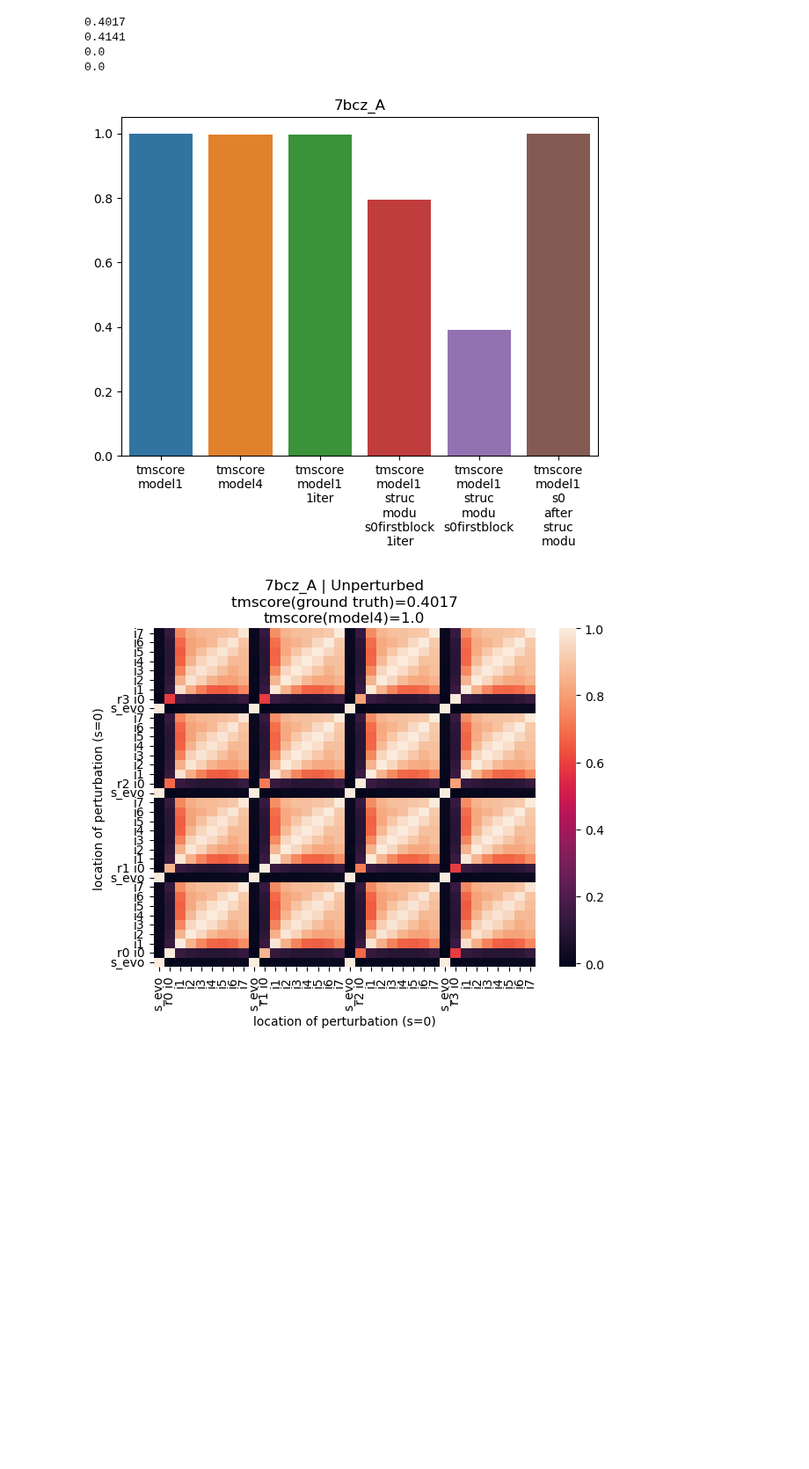
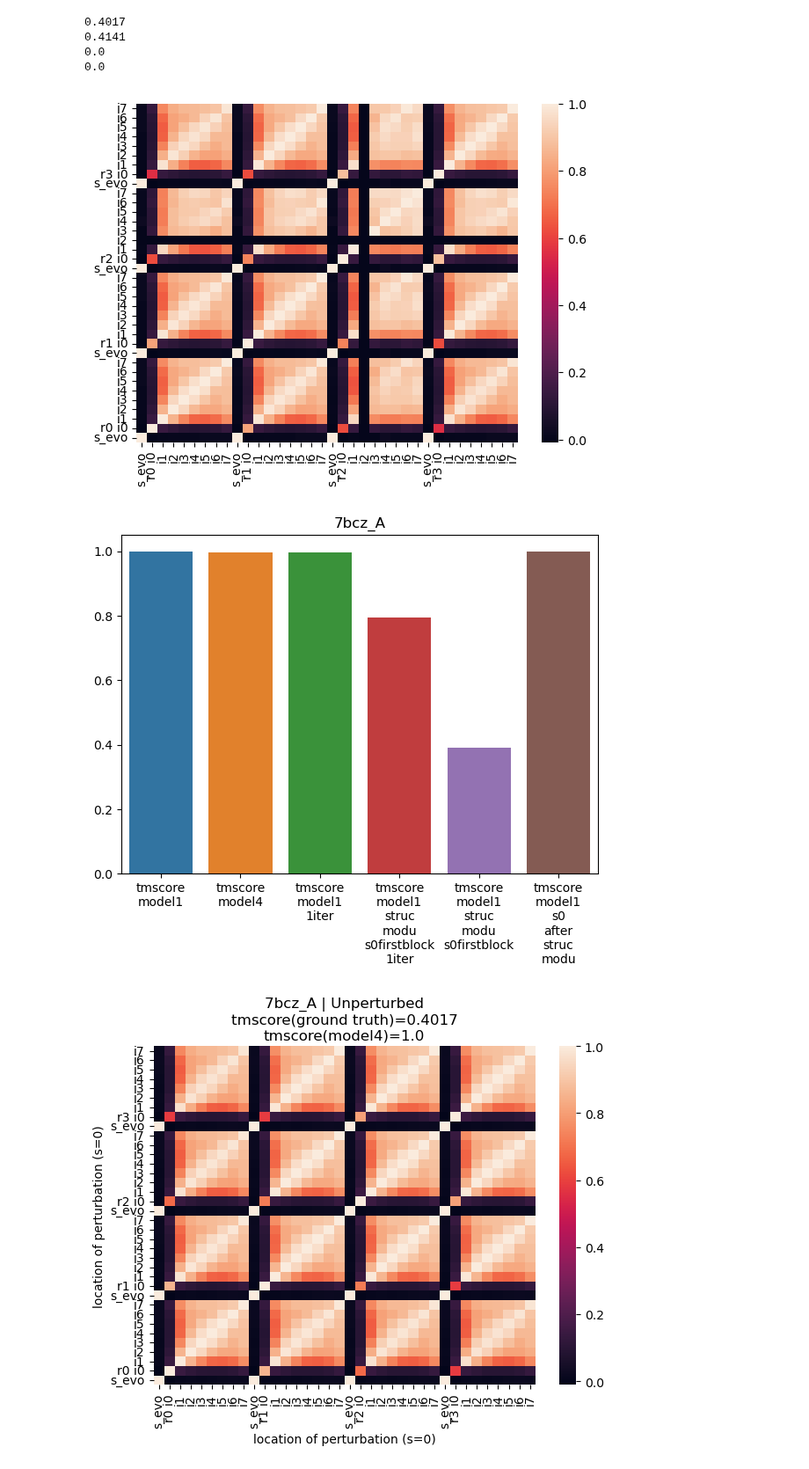
Before and after one commit to MichaelTrumbull/openfold-mt, a Jupyter notebook: personal-nbs/6DOE_track_latent_space.ipynb, the cells around one changed output. Shown at 88% size. Drawn from its saved outputs; the diff is of its cells as text; code cells hidden in the pictures; blank space fills up the shorter version.

```diff
--- a/personal-nbs/6DOE_track_latent_space.ipynb
+++ b/personal-nbs/6DOE_track_latent_space.ipynb
@@ -140,21 +142,22 @@ print(tmscore(GNDTRUTH + f"{p[0:4]}.pdb", DOE_STRUCT_MODU + f"{p}_lspace_zeroeda
 0.0
 # %%
 p = '7bcz_A'
-#plt.rcParams["figure.figsize"] = (7,5)
-#latent_space_cosine_grid_DOE_with_evo_s(p,-1,2)
-#plt.show()
+plt.rcParams["figure.figsize"] = (7,5)
+latent_space_cosine_grid_DOE_with_evo_s(p,2,2)
+plt.show()
 #latent_space_cosine_grid_DOE_with_evo_s(p,0,2)
 #plt.show()
 #latent_space_cosine_grid_DOE_with_evo_s(p,3,2)
 #plt.show()
 #latent_space_cosine_grid_DOE(p,'positions',-1,-1)
 #plt.show()
 #heatmap_pert_vs_unpert(p,'positions',-1,-1)
 #plt.show()
 tmscore_barchart(p)
 plt.show()
 # %% [output]
-[figure, old version]
+[figure, new version]
+[figure, added]
 # %%
 p = '7bcz_A' # 7tav_B 7t9w_B 7mqy_A 7bcz_A
 fig_loc = '../data/figs/'
```
Also changed, not shown: parts of 1 cell of this notebook, 2 other files.
